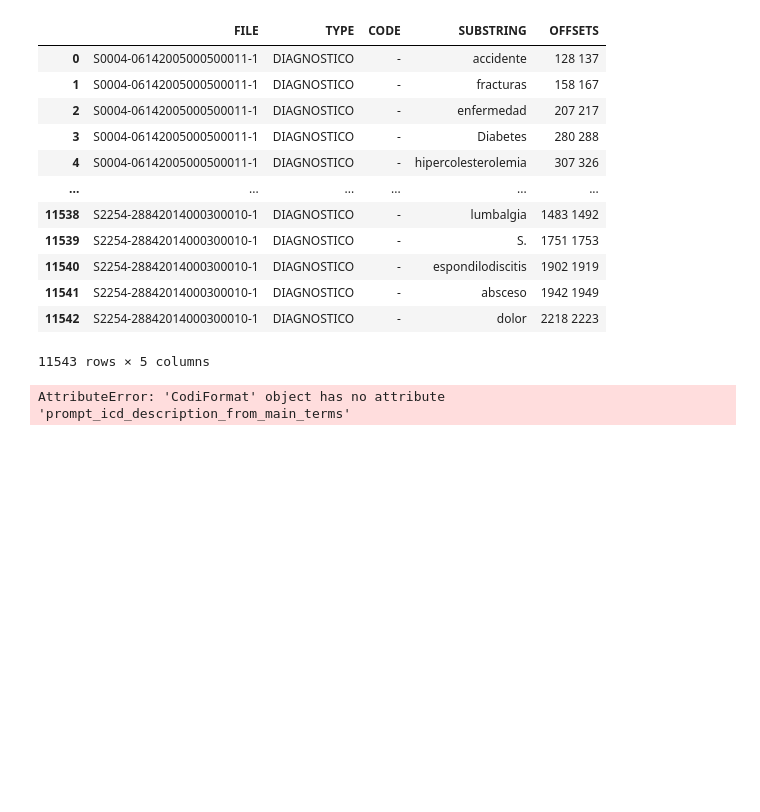
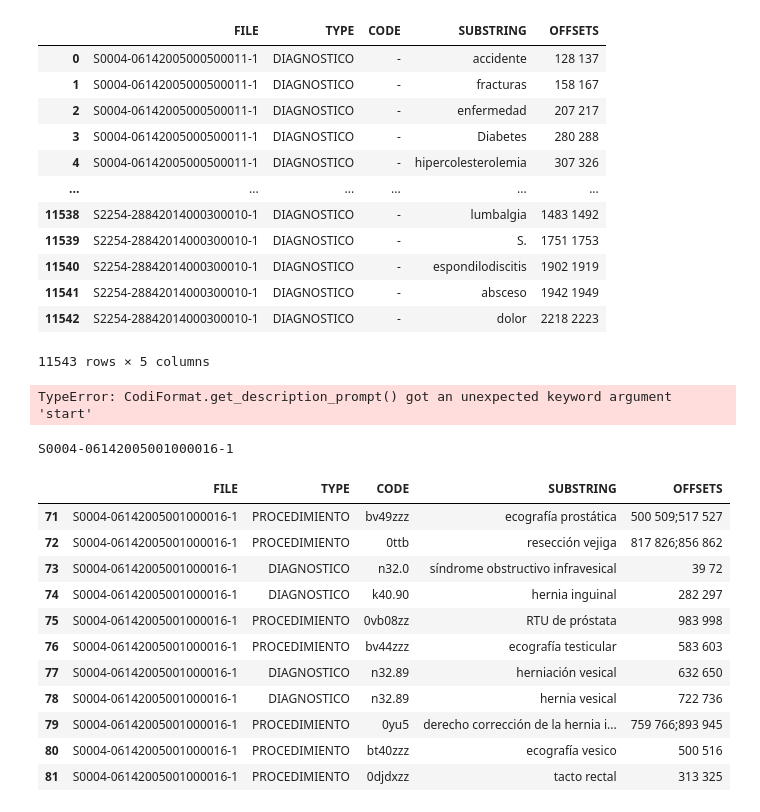
Before and after one commit to putssander/icdllmeval, a Jupyter notebook: notebooks/05 langchain_chroma_lookup_v2.ipynb, the cells around one changed output. Cells and saved outputs as stored; diff of their text form; code cells hidden in the pictures; blank space fills up the shorter version.

```diff
--- a/notebooks/05 langchain_chroma_lookup_v2.ipynb
+++ b/notebooks/05 langchain_chroma_lookup_v2.ipynb
@@ -100,8 +109,3 @@ df_ner
 | 11541 | S2254-28842014000300010-1 | DIAGNOSTICO | - | absceso | 1942 1949 |
 | 11542 | S2254-28842014000300010-1 | DIAGNOSTICO | - | dolor | 2218 2223 |
 11543 rows × 5 columns
-# %%
-
-codiformat.prompt_icd_description_from_main_terms()
-# %% [output]
-AttributeError: 'CodiFormat' object has no attribute 'prompt_icd_description_from_main_terms'
@@ -121,0 +112,25 @@ print(match)
+# %%
+
+prompt = codiformat.get_description_prompt(split='test', df_main_x=df_ner, file_name="S2254-28842014000300010-1", n=1, start=0, stop=11496)
+prompt
+# %% [output]
+TypeError: CodiFormat.get_description_prompt() got an unexpected keyword argument 'start'
+# %%
+file = df_train_x["FILE"].unique()[4]
+print(file)
+df_train_select = df_train_x[df_train_x["FILE"] == file]
+df_train_select
+# %% [output]
+S0004-06142005001000016-1
+|  | FILE | TYPE | CODE | SUBSTRING | OFFSETS |
+| 71 | S0004-06142005001000016-1 | PROCEDIMIENTO | bv49zzz | ecografía prostática | 500 509;517 527 |
+| 72 | S0004-06142005001000016-1 | PROCEDIMIENTO | 0ttb | resección vejiga | 817 826;856 862 |
+| 73 | S0004-06142005001000016-1 | DIAGNOSTICO | n32.0 | síndrome obstructivo infravesical | 39 72 |
+| 74 | S0004-06142005001000016-1 | DIAGNOSTICO | k40.90 | hernia inguinal | 282 297 |
+| 75 | S0004-06142005001000016-1 | PROCEDIMIENTO | 0vb08zz | RTU de próstata | 983 998 |
+| 76 | S0004-06142005001000016-1 | PROCEDIMIENTO | bv44zzz | ecografía testicular | 583 603 |
+| 77 | S0004-06142005001000016-1 | DIAGNOSTICO | n32.89 | herniación vesical | 632 650 |
+| 78 | S0004-06142005001000016-1 | DIAGNOSTICO | n32.89 | hernia vesical | 722 736 |
+| 79 | S0004-06142005001000016-1 | PROCEDIMIENTO | 0yu5 | derecho corrección de la hernia i... | 759 766;893 945 |
+| 80 | S0004-06142005001000016-1 | PROCEDIMIENTO | bt40zzz | ecografía vesico | 500 516 |
+| 81 | S0004-06142005001000016-1 | PROCEDIMIENTO | 0djdxzz | tacto rectal | 313 325 |
```
Also changed, not shown: parts of 26 cells of this notebook, 13 other files.
